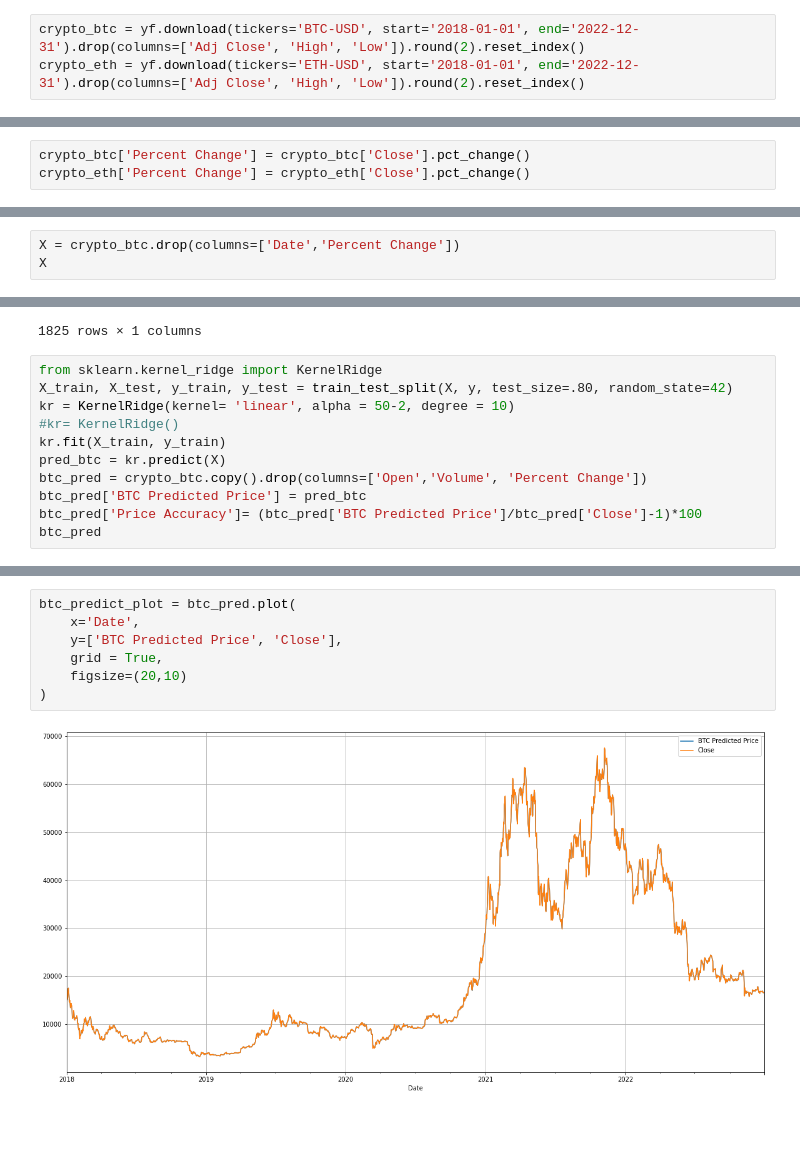
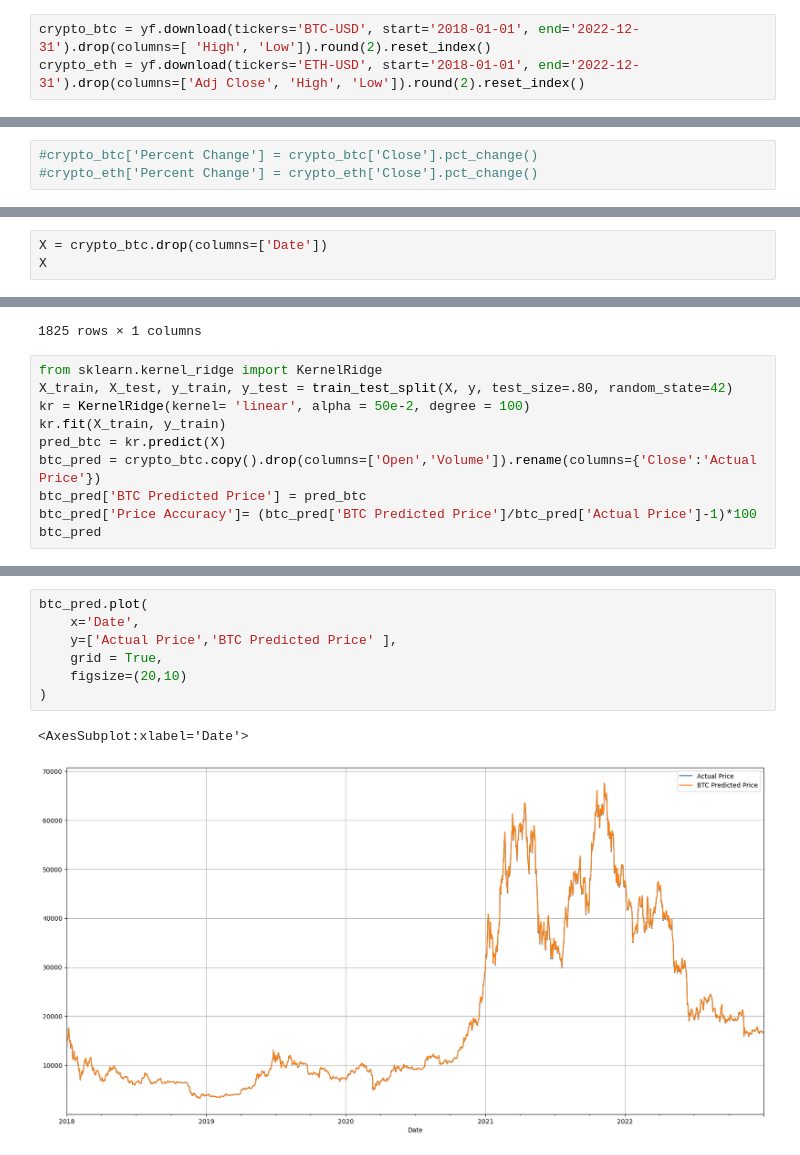
Before and after one commit to Olegreg762/Group_Project_2, a Jupyter notebook: BTC_ETH_predict.ipynb, the cells around one changed output, grey strips where cells are left out. Saved outputs shown, nothing was run; the diff lists cells and outputs as text; blank space fills up the shorter version.

```diff
--- a/BTC_ETH_predict.ipynb
+++ b/BTC_ETH_predict.ipynb
@@ -36,10 +18,10 @@ Requirement already satisfied: pycparser in /usr/local/lib/python3.8/dist-packag
 # %%
-crypto_btc = yf.download(tickers='BTC-USD', start='2018-01-01', end='2022-12-31').drop(columns=['Adj Close', 'High', 'Low']).round(2).reset_index()
+crypto_btc = yf.download(tickers='BTC-USD', start='2018-01-01', end='2022-12-31').drop(columns=[ 'High', 'Low']).round(2).reset_index()
 crypto_eth = yf.download(tickers='ETH-USD', start='2018-01-01', end='2022-12-31').drop(columns=['Adj Close', 'High', 'Low']).round(2).reset_index()
 # %% [output]
 [*********************100%***********************]  1 of 1 completed
 [*********************100%***********************]  1 of 1 completed
 # %%
-crypto_btc['Percent Change'] = crypto_btc['Close'].pct_change()
-crypto_eth['Percent Change'] = crypto_eth['Close'].pct_change()
+#crypto_btc['Percent Change'] = crypto_btc['Close'].pct_change()
+#crypto_eth['Percent Change'] = crypto_eth['Close'].pct_change()
 # %%
@@ -63,4 +46,4 @@ crypto_btc.head()
 # %%
-X = crypto_btc.drop(columns=['Date','Percent Change'])
+X = crypto_btc.drop(columns=['Date'])
 X
 # %% [output]
@@ -97,12 +80,11 @@ y
 # %%
 from sklearn.kernel_ridge import KernelRidge
 X_train, X_test, y_train, y_test = train_test_split(X, y, test_size=.80, random_state=42)
-kr = KernelRidge(kernel= 'linear', alpha = 50-2, degree = 10)
-#kr= KernelRidge()
+kr = KernelRidge(kernel= 'linear', alpha = 50e-2, degree = 100)
 kr.fit(X_train, y_train)
 pred_btc = kr.predict(X)
-btc_pred = crypto_btc.copy().drop(columns=['Open','Volume', 'Percent Change'])
+btc_pred = crypto_btc.copy().drop(columns=['Open','Volume']).rename(columns={'Close':'Actual Price'})
 btc_pred['BTC Predicted Price'] = pred_btc
-btc_pred['Price Accuracy']= (btc_pred['BTC Predicted Price']/btc_pred['Close']-1)*100
+btc_pred['Price Accuracy']= (btc_pred['BTC Predicted Price']/btc_pred['Actual Price']-1)*100
 btc_pred
 # %% [output]
@@ -122,9 +117,10 @@ btc_pred
 # %%
-btc_predict_plot = btc_pred.plot(
+btc_pred.plot(
     x='Date',
-    y=['BTC Predicted Price', 'Close'],
+    y=['Actual Price','BTC Predicted Price' ],
     grid = True,
     figsize=(20,10)
 )
 # %% [output]
+<AxesSubplot:xlabel='Date'>
-[figure, old version]
+[figure, new version]
```
Also changed, not shown: parts of 6 cells of this notebook.
